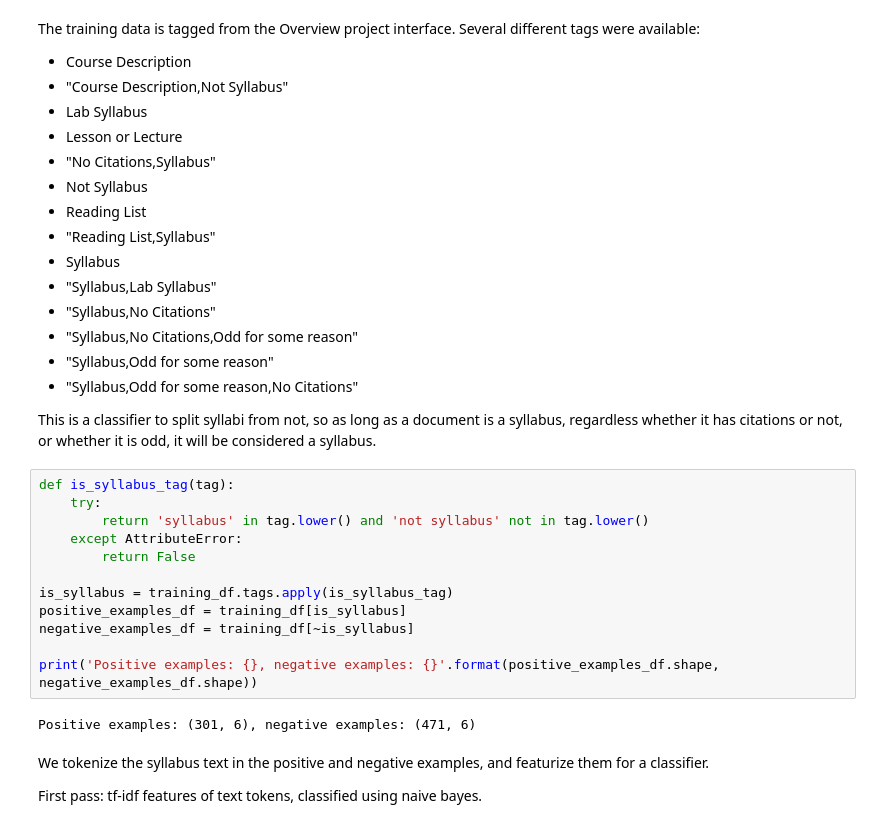
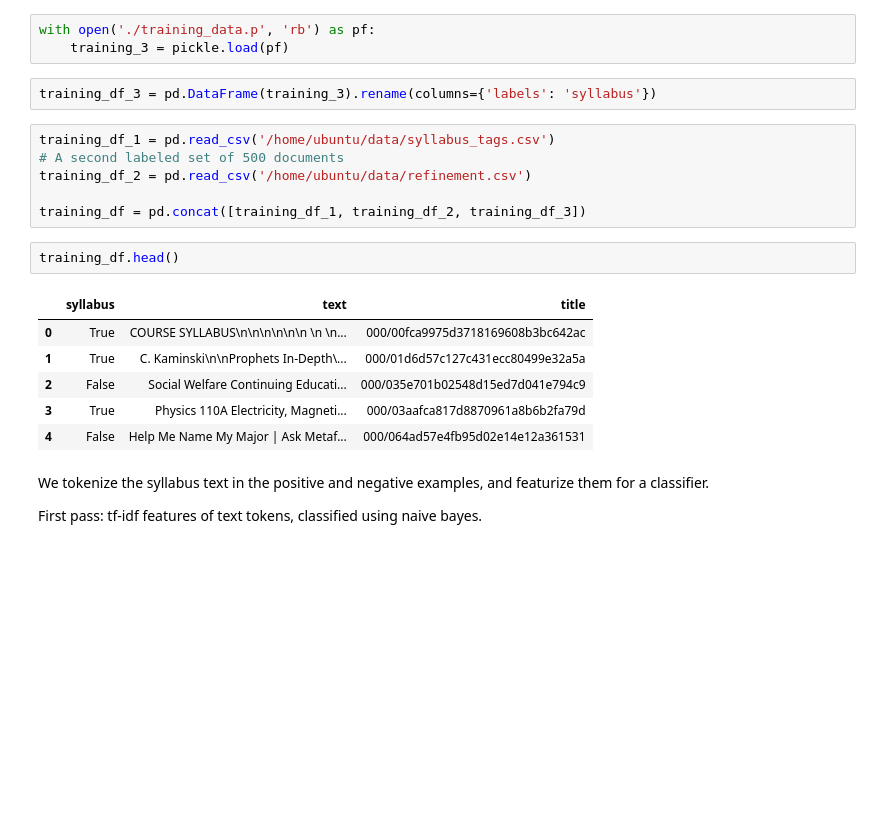
Before and after one commit to samzhang111/syllabus-classifier, a Jupyter notebook: Syllabus Classifier.ipynb, the cells around one changed output. Drawn from its saved outputs; the diff is of its cells as text; blank space fills up the shorter version.

```diff
--- a/Syllabus Classifier.ipynb
+++ b/Syllabus Classifier.ipynb
@@ -41,36 +28,23 @@ Raw row count: (16868, 5), labeled row count: (772, 6)
-# %% [markdown]
-The training data is tagged from the Overview project interface. Several different tags were available:
-
-- Course Description
-- "Course Description,Not Syllabus"
-- Lab Syllabus
-- Lesson or Lecture
-- "No Citations,Syllabus"
-- Not Syllabus
-- Reading List
-- "Reading List,Syllabus"
-- Syllabus
-- "Syllabus,Lab Syllabus"
-- "Syllabus,No Citations"
-- "Syllabus,No Citations,Odd for some reason"
-- "Syllabus,Odd for some reason"
-- "Syllabus,Odd for some reason,No Citations"
-
-This is a classifier to split syllabi from not, so as long as a document is a syllabus, regardless whether it has citations or not, or whether it is odd, it will be considered a syllabus.
-# %%
-def is_syllabus_tag(tag):
-    try:
-        return 'syllabus' in tag.lower() and 'not syllabus' not in tag.lower()
-    except AttributeError:
-        return False
-
-is_syllabus = training_df.tags.apply(is_syllabus_tag)
-positive_examples_df = training_df[is_syllabus]
-negative_examples_df = training_df[~is_syllabus]
-
-print('Positive examples: {}, negative examples: {}'.format(positive_examples_df.shape, negative_examples_df.shape))
-# %% [output]
-Positive examples: (301, 6), negative examples: (471, 6)
+# %%
+with open('./training_data.p', 'rb') as pf:
+    training_3 = pickle.load(pf)
+# %%
+training_df_3 = pd.DataFrame(training_3).rename(columns={'labels': 'syllabus'})
+# %%
+training_df_1 = pd.read_csv('/home/ubuntu/data/syllabus_tags.csv')
+# A second labeled set of 500 documents
+training_df_2 = pd.read_csv('/home/ubuntu/data/refinement.csv')
+
+training_df = pd.concat([training_df_1, training_df_2, training_df_3])
+# %%
+training_df.head()
+# %% [output]
+|  | syllabus | text | title |
+| 0 | True | COURSE SYLLABUS\n\n\n\n\n\n \n \n... | 000/00fca9975d3718169608b3bc642ac |
+| 1 | True | C. Kaminski\n\nProphets In-Depth\... | 000/01d6d57c127c431ecc80499e32a5a |
+| 2 | False | Social Welfare Continuing Educati... | 000/035e701b02548d15ed7d041e794c9 |
+| 3 | True | Physics 110A Electricity, Magneti... | 000/03aafca817d8870961a8b6b2fa79d |
+| 4 | False | Help Me Name My Major | Ask Metaf... | 000/064ad57e4fb95d02e14e12a361531 |
 # %% [markdown]
 We tokenize the syllabus text in the positive and negative examples, and featurize them for a classifier.
 
```
Also changed, not shown: parts of 27 cells of this notebook, 2 other files.
